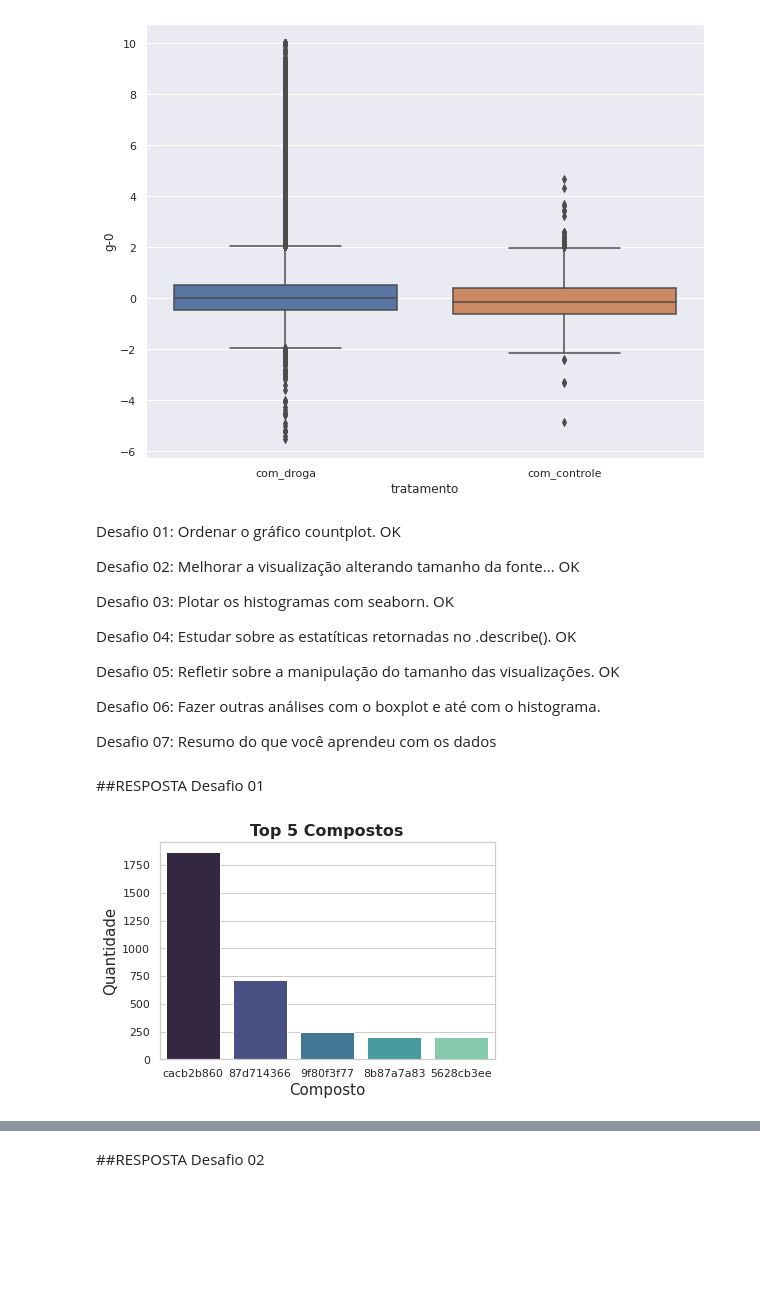
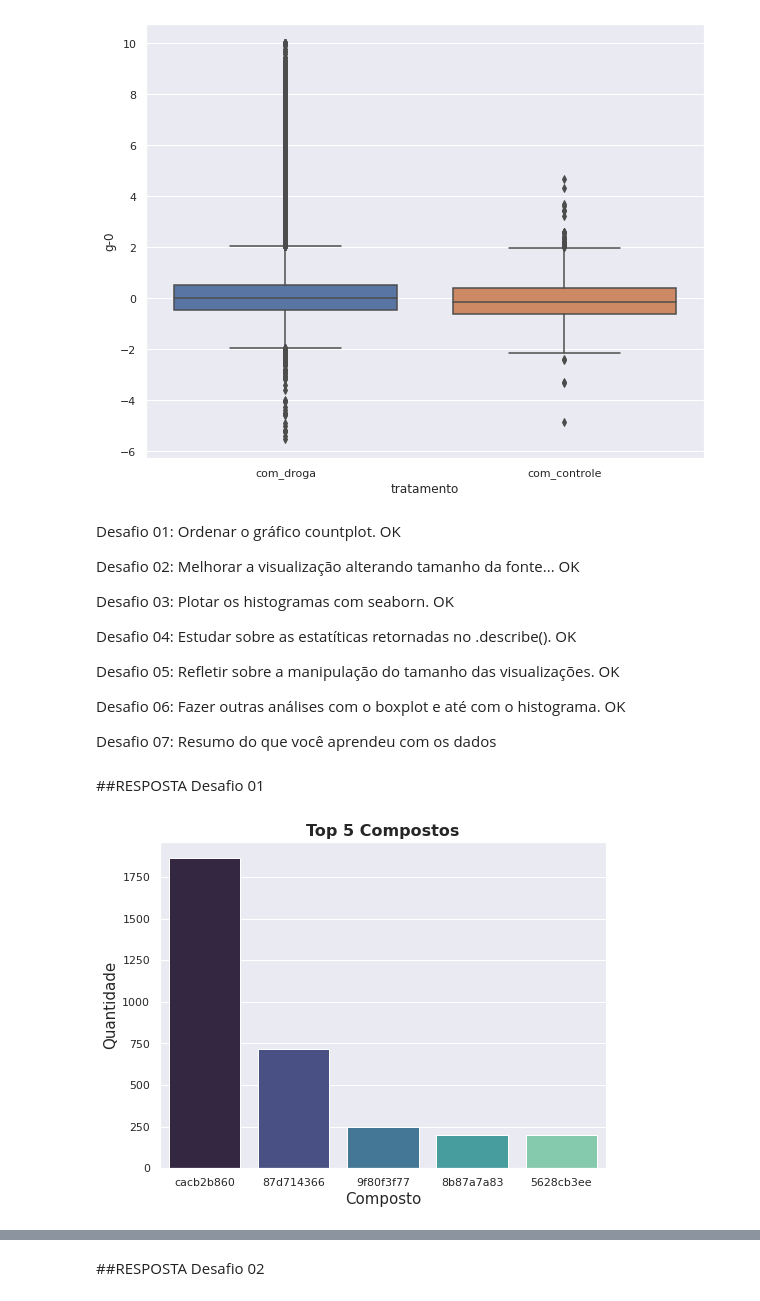
Before and after one commit to deboraa-gs/imersaodados3, a Jupyter notebook: Imersão_dados_Alura_Débora.ipynb, the cells around one changed output, grey strips where cells are left out. Saved outputs shown, nothing was run; the diff lists cells and outputs as text; code cells hidden in the pictures; blank space fills up the shorter version.

```diff
--- a/Imersão_dados_Alura_Débora.ipynb
+++ b/Imersão_dados_Alura_Débora.ipynb
@@ -561,20 +580,19 @@ Desafio 04: Estudar sobre as estatíticas retornadas no .describe(). OK
 
 Desafio 05: Refletir sobre a manipulação do tamanho das visualizações. OK
 
-Desafio 06: Fazer outras análises com o boxplot e até com o histograma.
+Desafio 06: Fazer outras análises com o boxplot e até com o histograma. OK
 
 Desafio 07: Resumo do que você aprendeu com os dados
 # %% [markdown]
 ##RESPOSTA Desafio 01
 # %%
+plt.figure(figsize=(8, 6))
 ax = sns.countplot(x ='composto', data = dados.query('composto in @codigo_compostos'), palette = "mako", order = codigo_compostos)
 ax.set_title('Top 5 Compostos', fontsize=16, fontweight='bold')
 ax.set_ylabel('Quantidade', fontsize = 15)
 ax.set_xlabel('Composto', fontsize = 15)
 sns.set_style(style = "whitegrid")
 
 plt.show()
-
-#Documentação seaborn para definir a palette: https://seaborn.pydata.org/tutorial/color_palettes.html
 # %% [output]
-[figure, old version]
+[figure, new version]
```
Also changed, not shown: parts of 63 cells of this notebook.
